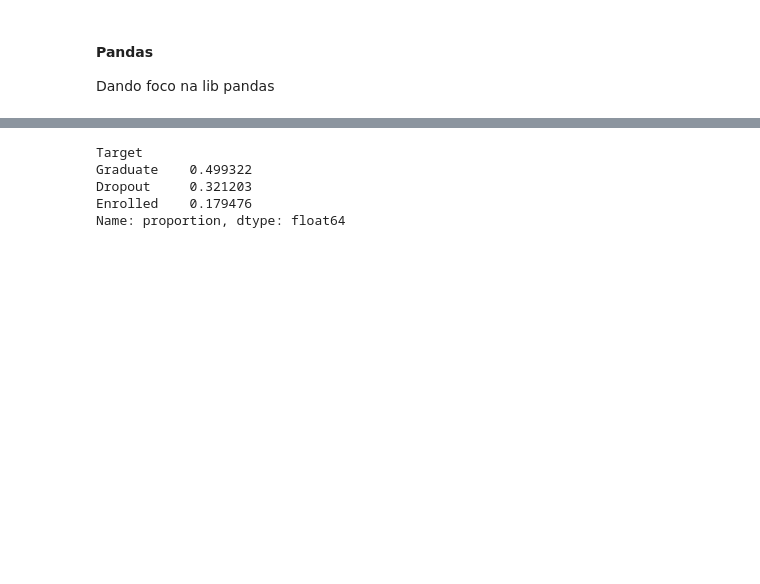
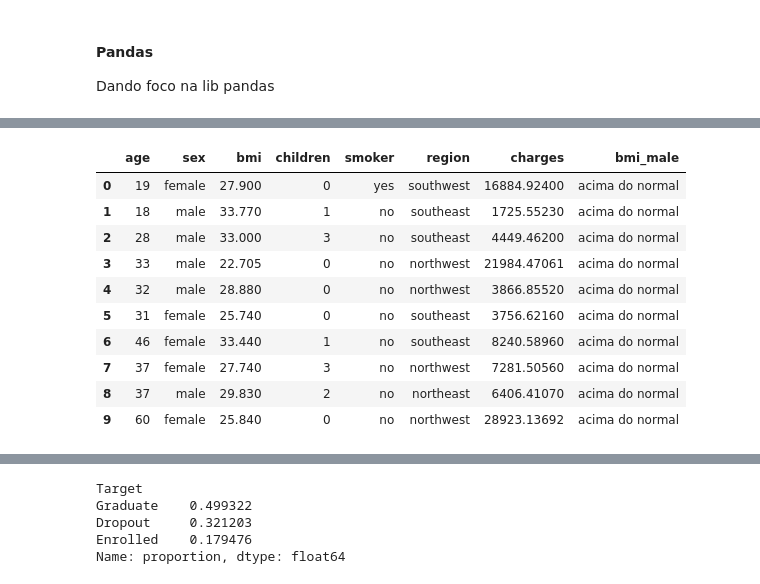
Before and after one commit to lucasghidini/AulasJupyter, a Jupyter notebook: pandas.ipynb, the cells around one changed output, grey strips where cells are left out. Cells and saved outputs as stored; diff of their text form; code cells hidden in the pictures; blank space fills up the shorter version.

```diff
--- a/pandas.ipynb
+++ b/pandas.ipynb
@@ -4,3 +4,8 @@ Dando foco na lib pandas
 # %%
 import pandas as pd
 import numpy as np
+# %%
+#1) Importe os dados e verifique as primeiras linhas do dataset. Verifique também as últimas linhas do dataset.
+
+df = pd.read_csv(r'C:\Users\Lucas\Desktop\Projetos\Treinamento jupyter\DatasSets_pandas\insurance.csv')
+df.head()
@@ -7,3 +94,22 @@ import numpy as np
+# %%
+df['bmi_male'] = np.where(
+    (df['bmi'] < 20) & (df['bmi'] > 24.9),
+    'abaixo do normal',
+    'acima do normal'
+)
+df.head(10)
+# %% [output]
+|  | age | sex | bmi | children | smoker | region | charges | bmi_male |
+| 0 | 19 | female | 27.900 | 0 | yes | southwest | 16884.92400 | acima do normal |
+| 1 | 18 | male | 33.770 | 1 | no | southeast | 1725.55230 | acima do normal |
+| 2 | 28 | male | 33.000 | 3 | no | southeast | 4449.46200 | acima do normal |
+| 3 | 33 | male | 22.705 | 0 | no | northwest | 21984.47061 | acima do normal |
+| 4 | 32 | male | 28.880 | 0 | no | northwest | 3866.85520 | acima do normal |
+| 5 | 31 | female | 25.740 | 0 | no | southeast | 3756.62160 | acima do normal |
+| 6 | 46 | female | 33.440 | 1 | no | southeast | 8240.58960 | acima do normal |
+| 7 | 37 | female | 27.740 | 3 | no | northwest | 7281.50560 | acima do normal |
+| 8 | 37 | male | 29.830 | 2 | no | northeast | 6406.41070 | acima do normal |
+| 9 | 60 | female | 25.840 | 0 | no | northwest | 28923.13692 | acima do normal |
 # %%
 studs = pd.read_csv(r'C:\Users\Lucas\Desktop\Projetos\Treinamento jupyter\DatasSets_pandas\data.csv', sep=';')
 studs.head()
```
Also changed, not shown: parts of 20 cells of this notebook, 2 other files.
